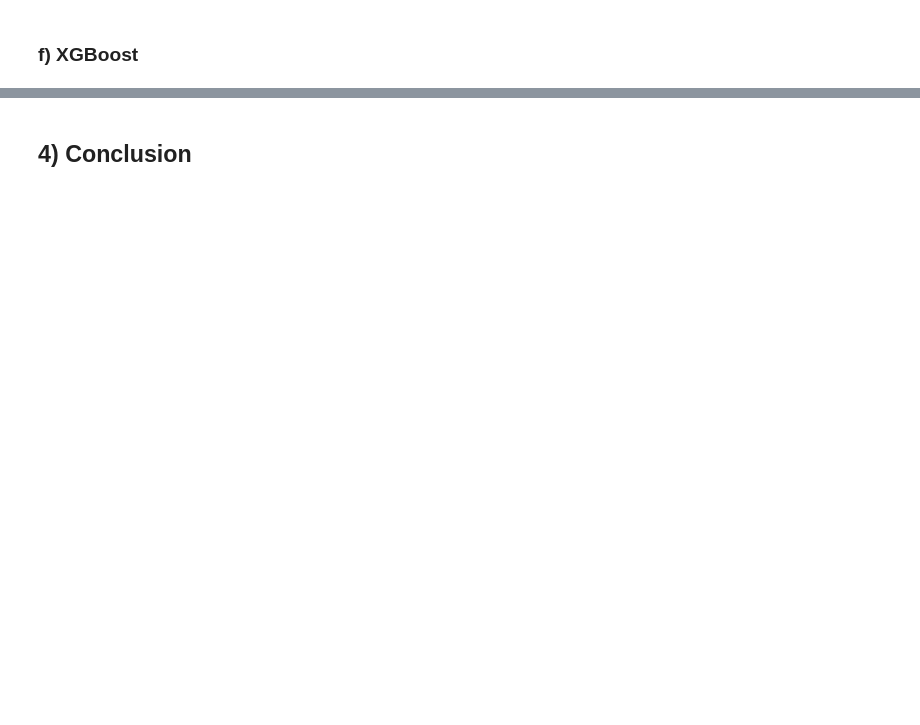
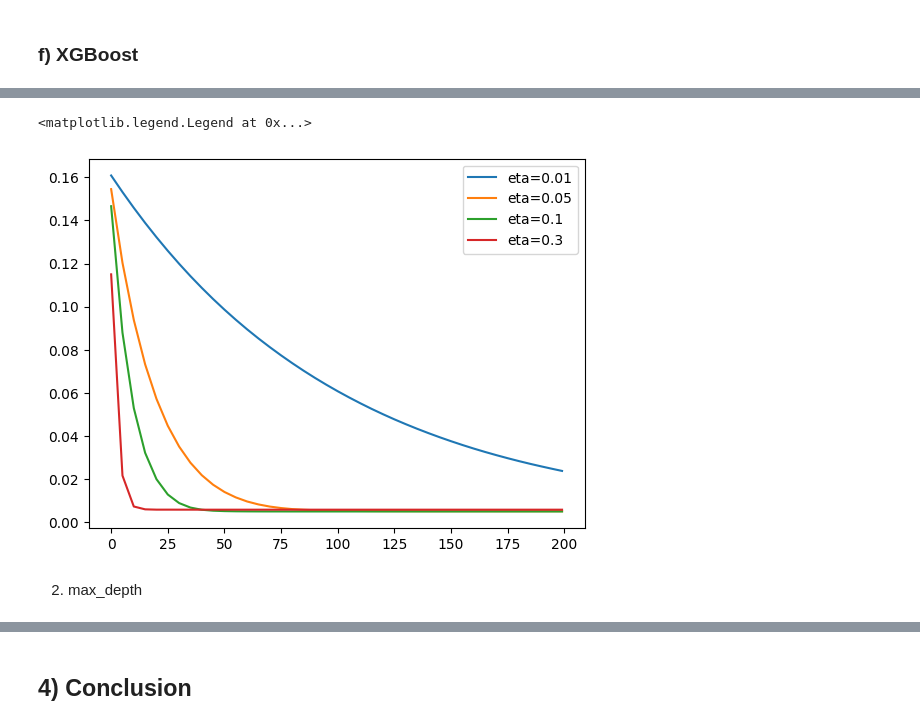
Before and after one commit to cecilegltslmcs/car_co2_emission, a Jupyter notebook: notebooks/002.notebook.ipynb, the cells around one changed output, grey strips where cells are left out. Drawn from its saved outputs; the diff is of its cells as text; code cells hidden in the pictures; blank space fills up the shorter version.

```diff
--- a/notebooks/002.notebook.ipynb
+++ b/notebooks/002.notebook.ipynb
@@ -468,0 +756,3 @@ gc.collect()
+# %%
+key = f"eta={xgb_params['eta']}"
+scores[key] = parse_xgb_output(output)
@@ -468,0 +779,3 @@ gc.collect()
+# %%
+key = f"eta={xgb_params['eta']}"
+scores[key] = parse_xgb_output(output)
@@ -468,0 +802,3 @@ gc.collect()
+# %%
+key = f"eta={xgb_params['eta']}"
+scores[key] = parse_xgb_output(output)
@@ -468,0 +825,13 @@ gc.collect()
+# %%
+key = f"eta={xgb_params['eta']}"
+scores[key] = parse_xgb_output(output)
+# %%
+etas = scores.keys()
+
+for eta in etas:
+    df_score = scores[eta]
+    plt.plot(df_score["num_iter"], df_score["val_mse"], label=eta)
+plt.legend()
+# %% [output]
+<matplotlib.legend.Legend at 0x...>
+[figure, added]
@@ -468,0 +840,2 @@ gc.collect()
+# %% [markdown]
+2. max_depth
```
Also changed, not shown: parts of 80 cells of this notebook.
